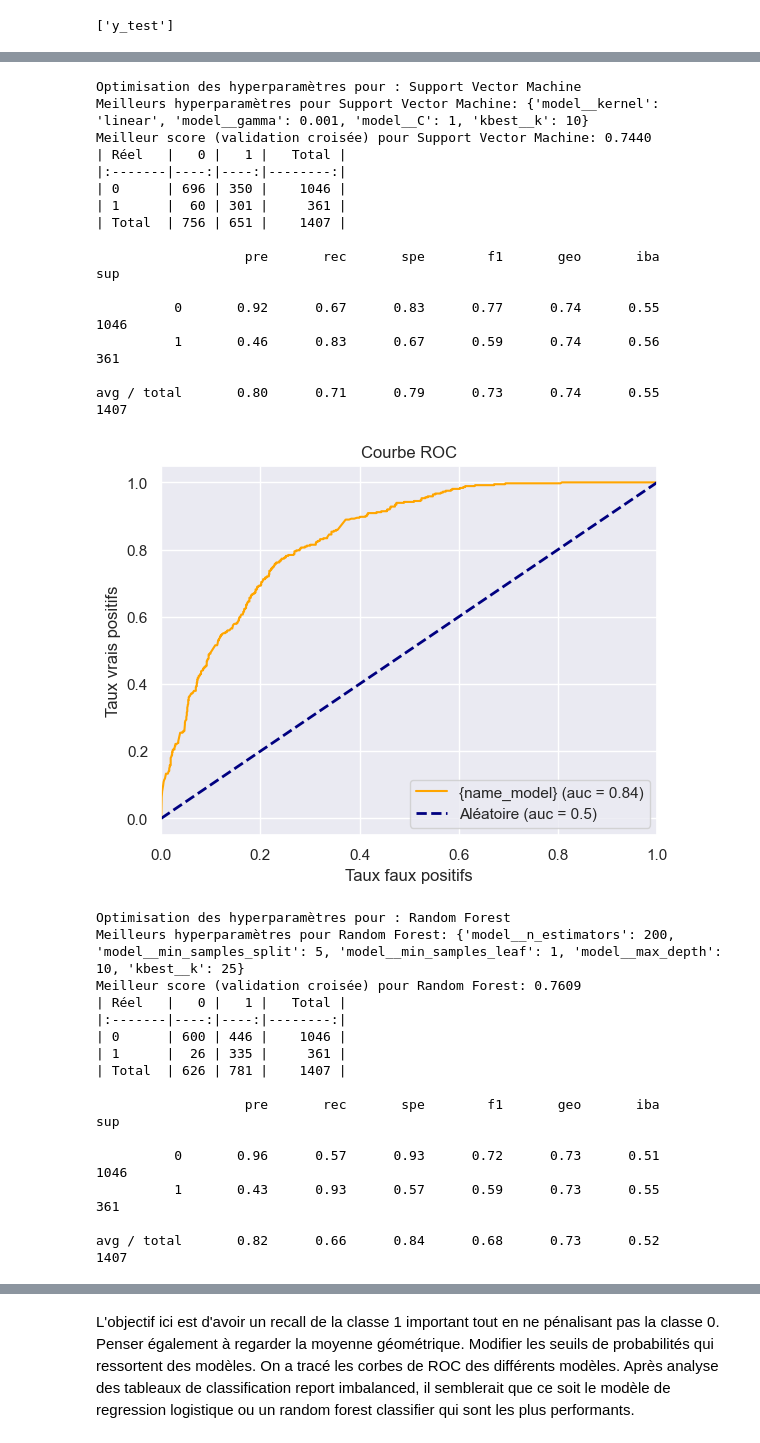
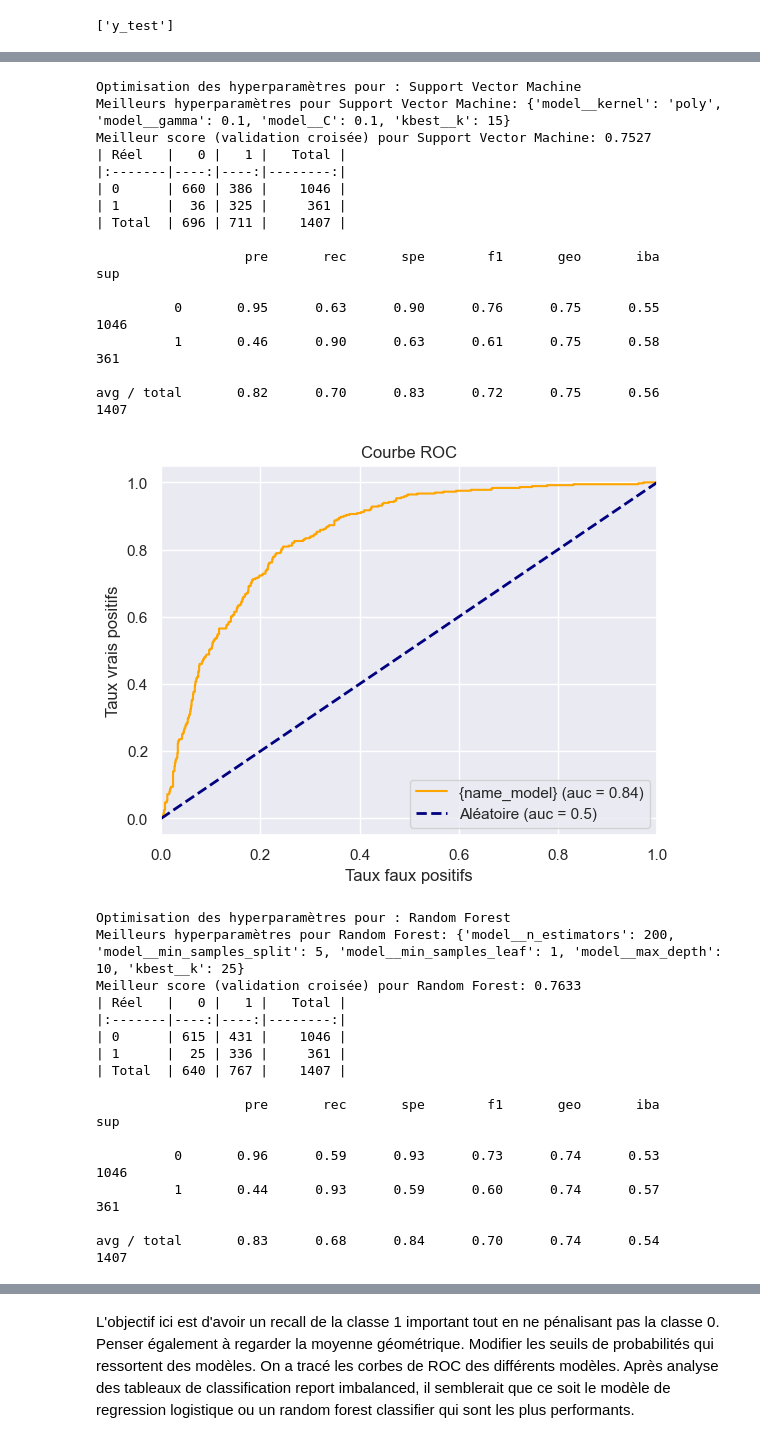
Before and after one commit to anthoferre/telco_customer_churn, a Jupyter notebook: telco_customer_churn.ipynb, the cells around one changed output, grey strips where cells are left out. Saved outputs shown, nothing was run; the diff lists cells and outputs as text; code cells hidden in the pictures.

```diff
--- a/telco_customer_churn.ipynb
+++ b/telco_customer_churn.ipynb
@@ -91,0 +91,2 @@ sns.heatmap(data = df.select_dtypes(['int','float']).corr(), annot = True)
+# %%
+df['Charges_rate'] = (df.MonthlyCharges / df.TotalCharges) * 100
@@ -91,0 +114,4 @@ sns.heatmap(data = df.select_dtypes(['int','float']).corr(), annot = True)
+# %%
+df_crosstab = pd.crosstab(df.Partner,df.Churn, normalize='index') * 100
+df_crosstab = df_crosstab.reset_index().melt(id_vars = 'Partner', var_name = 'Churn', value_name = 'Percentage')
+sns.barplot(data = df_crosstab, x = 'Partner', y = 'Percentage', hue = 'Churn')
@@ -92,5 +121,7 @@ sns.heatmap(data = df.select_dtypes(['int','float']).corr(), annot = True)
 # %%
-for col in df.select_dtypes('object').columns.drop(['Churn']):
+for col in df.select_dtypes('object').columns:
     plt.figure()
-    sns.countplot(data = df, x = col, hue = 'Churn', stat = 'percent');
+    df_crosstab = pd.crosstab(df[col],df.Churn, normalize='index') * 100
+    df_crosstab = df_crosstab.reset_index().melt(id_vars = col, var_name = 'Churn', value_name = 'Percentage')
+    sns.barplot(data = df_crosstab, x = col, y = 'Percentage', hue = 'Churn')
 # %% [output]
@@ -110,4 +140,0 @@ for col in df.select_dtypes('object').columns.drop(['Churn']):
-# %%
-for col in df.select_dtypes(['int','float']).columns[1:]:
-    plt.figure()
-    sns.boxplot(data = df, x = col, hue = 'Churn')
@@ -214,7 +264,7 @@ for name_model, model in list_of_models:
                     'model__min_samples_leaf': [1, 3]}
 
 
-    grid = RandomizedSearchCV(model_pipeline, params, cv=5, scoring='accuracy', n_jobs=-1, random_state=42) # Added random_state for reproducibility
+    grid = RandomizedSearchCV(model_pipeline, params, cv=5, scoring='f1', n_jobs=-1, random_state=42) # Added random_state for reproducibility
     grid.fit(x_train_os, y_train_os)
     y_pred = grid.predict(x_test)
     y_pred_proba = grid.predict_proba(x_test)
@@ -267,31 +317,31 @@ avg / total       0.82      0.67      0.84      0.68      0.73      0.52      14
 Optimisation des hyperparamètres pour : Support Vector Machine
-Meilleurs hyperparamètres pour Support Vector Machine: {'model__kernel': 'linear', 'model__gamma': 0.001, 'model__C': 1, 'kbest__k': 10}
-Meilleur score (validation croisée) pour Support Vector Machine: 0.7440
+Meilleurs hyperparamètres pour Support Vector Machine: {'model__kernel': 'poly', 'model__gamma': 0.1, 'model__C': 0.1, 'kbest__k': 15}
+Meilleur score (validation croisée) pour Support Vector Machine: 0.7527
 | Réel   |   0 |   1 |   Total |
 |:-------|----:|----:|--------:|
-| 0      | 696 | 350 |    1046 |
-| 1      |  60 | 301 |     361 |
-| Total  | 756 | 651 |    1407 |
+| 0      | 660 | 386 |    1046 |
+| 1      |  36 | 325 |     361 |
+| Total  | 696 | 711 |    1407 |
 
                    pre       rec       spe        f1       geo       iba       sup
 
-          0       0.92      0.67      0.83      0.77      0.74      0.55      1046
-          1       0.46      0.83      0.67      0.59      0.74      0.56       361
+          0       0.95      0.63      0.90      0.76      0.75      0.55      1046
+          1       0.46      0.90      0.63      0.61      0.75      0.58       361
 
-avg / total       0.80      0.71      0.79      0.73      0.74      0.55      1407
+avg / total       0.82      0.70      0.83      0.72      0.75      0.56      1407
-[figure, old version]
+[figure, new version]
 Optimisation des hyperparamètres pour : Random Forest
 Meilleurs hyperparamètres pour Random Forest: {'model__n_estimators': 200, 'model__min_samples_split': 5, 'model__min_samples_leaf': 1, 'model__max_depth': 10, 'kbest__k': 25}
-Meilleur score (validation croisée) pour Random Forest: 0.7609
+Meilleur score (validation croisée) pour Random Forest: 0.7633
 | Réel   |   0 |   1 |   Total |
 |:-------|----:|----:|--------:|
-| 0      | 600 | 446 |    1046 |
-| 1      |  26 | 335 |     361 |
-| Total  | 626 | 781 |    1407 |
+| 0      | 615 | 431 |    1046 |
+| 1      |  25 | 336 |     361 |
+| Total  | 640 | 767 |    1407 |
 
                    pre       rec       spe        f1       geo       iba       sup
 
-          0       0.96      0.57      0.93      0.72      0.73      0.51      1046
-          1       0.43      0.93      0.57      0.59      0.73      0.55       361
+          0       0.96      0.59      0.93      0.73      0.74      0.53      1046
+          1       0.44      0.93      0.59      0.60      0.74      0.57       361
 
-avg / total       0.82      0.66      0.84      0.68      0.73      0.52      1407
+avg / total       0.83      0.68      0.84      0.70      0.74      0.54      1407
```
Also changed, not shown: parts of 19 cells of this notebook, 2 other files.
